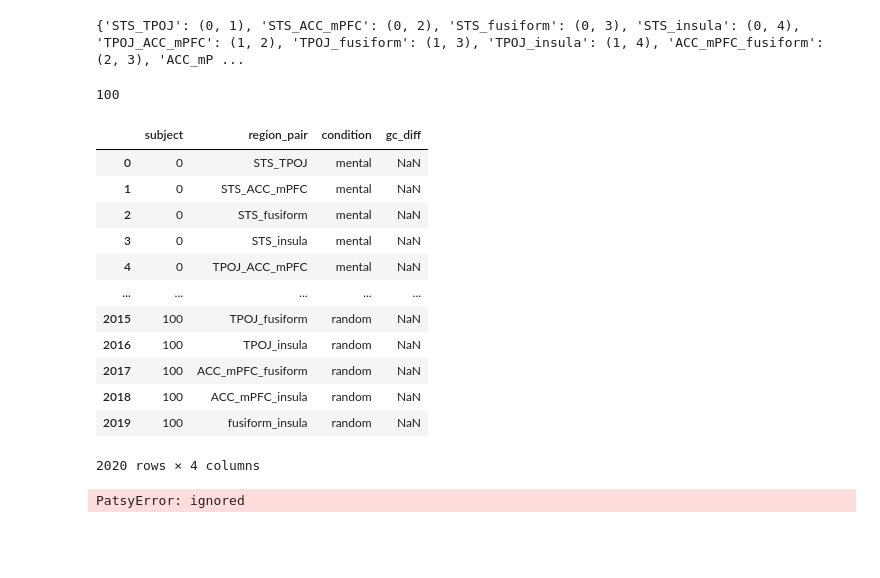
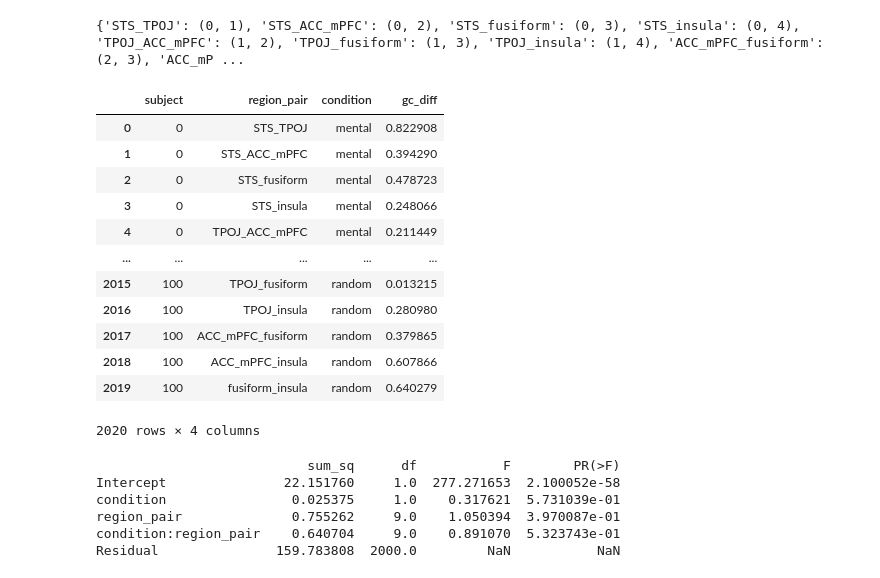
Before and after one commit to vss245/nma-code, a Jupyter notebook: hcp_fmri_analysis.ipynb, the cells around one changed output. Drawn from its saved outputs; the diff is of its cells as text; code cells hidden in the pictures; blank space fills up the shorter version.

```diff
--- a/hcp_fmri_analysis.ipynb
+++ b/hcp_fmri_analysis.ipynb
@@ -439,40 +445,44 @@ print(region_pairs_GC)
 # %%
 # result - 4 columns (subject, region pair, condition, GC diff)
 subjects = range(0,101)
 conditions = ['mental','random']
 columns = ['subject','region_pair', 'condition', 'gc_diff']
 df = pd.DataFrame(columns=columns)
-print(subject)
 for subject in subjects:
   for condition in conditions:
     for rp in region_pairs_GC:
       df = df.append({
      "subject": subject,
      "region_pair":  rp,
-     "condition": condition
+     "condition": condition,
+     "gc_diff": np.random.random()
       }, ignore_index=True)
 df
 # %% [output]
+|  | subject | region_pair | condition | gc_diff |
+| 0 | 0 | STS_TPOJ | mental | 0.822908 |
+| 1 | 0 | STS_ACC_mPFC | mental | 0.394290 |
+| 2 | 0 | STS_fusiform | mental | 0.478723 |
+| 3 | 0 | STS_insula | mental | 0.248066 |
+| 4 | 0 | TPOJ_ACC_mPFC | mental | 0.211449 |
+| ... | ... | ... | ... | ... |
+| 2015 | 100 | TPOJ_fusiform | random | 0.013215 |
+| 2016 | 100 | TPOJ_insula | random | 0.280980 |
+| 2017 | 100 | ACC_mPFC_fusiform | random | 0.379865 |
+| 2018 | 100 | ACC_mPFC_insula | random | 0.607866 |
+| 2019 | 100 | fusiform_insula | random | 0.640279 |
-100
+2020 rows × 4 columns
-|  | subject | region_pair | condition | gc_diff |
-| 0 | 0 | STS_TPOJ | mental | NaN |
-| 1 | 0 | STS_ACC_mPFC | mental | NaN |
-| 2 | 0 | STS_fusiform | mental | NaN |
-| 3 | 0 | STS_insula | mental | NaN |
-| 4 | 0 | TPOJ_ACC_mPFC | mental | NaN |
-| ... | ... | ... | ... | ... |
-| 2015 | 100 | TPOJ_fusiform | random | NaN |
-| 2016 | 100 | TPOJ_insula | random | NaN |
-| 2017 | 100 | ACC_mPFC_fusiform | random | NaN |
-| 2018 | 100 | ACC_mPFC_insula | random | NaN |
-| 2019 | 100 | fusiform_insula | random | NaN |
-2020 rows × 4 columns
 # %%
 import scipy.stats as stats
 import statsmodels.api as sm
 from statsmodels.formula.api import ols
-mod = ols('gc_diff ~ condition', data=df).fit()
-aov_table = sm.stats.anova_lm(mod, typ=2)
+mod = ols('gc_diff ~ condition*region_pair', data=df).fit()
+aov_table = sm.stats.anova_lm(mod, typ=3)
 print(aov_table)
 # %% [output]
-PatsyError: ignored
+                           sum_sq      df           F        PR(>F)
+Intercept               22.151760     1.0  277.271653  2.100052e-58
+condition                0.025375     1.0    0.317621  5.731039e-01
+region_pair              0.755262     9.0    1.050394  3.970087e-01
+condition:region_pair    0.640704     9.0    0.891070  5.323743e-01
+Residual               159.783808  2000.0         NaN           NaN
```
Also changed, not shown: parts of 1 cell of this notebook.
